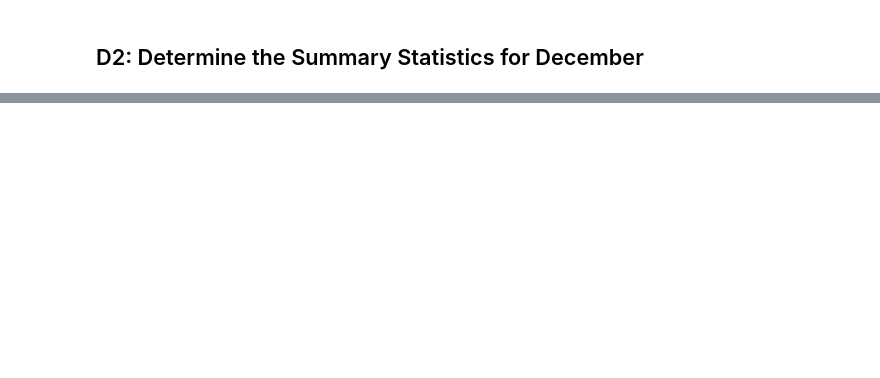
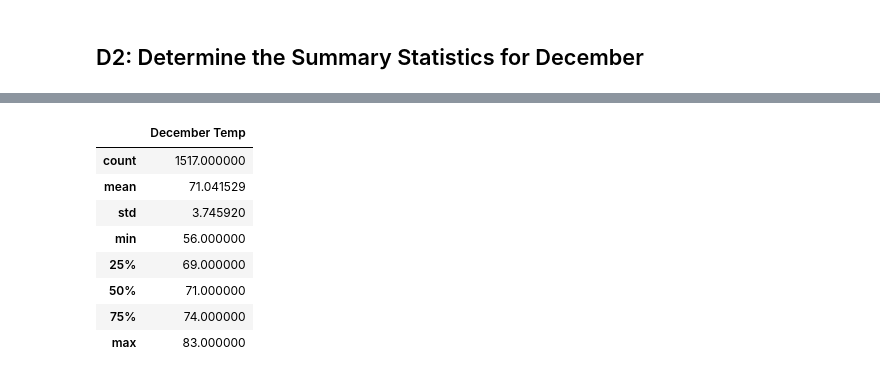
Before and after one commit to MarielaKaradzhova/surfs_up, a Jupyter notebook: SurfsUp_Challenge.ipynb, the cells around one changed output, grey strips where cells are left out. Cells and saved outputs as stored; diff of their text form; code cells hidden in the pictures; blank space fills up the shorter version.

```diff
--- a/SurfsUp_Challenge.ipynb
+++ b/SurfsUp_Challenge.ipynb
@@ -75,0 +114,30 @@ june_temp_df.describe()
+# %%
+# 6. Write a query that filters the Measurement table to retrieve the temperatures for the month of December.
+dec_0 = dt.date(2010, 12, 1)
+jan_0 = dt.date(2011, 1, 1)
+dec_1 = dt.date(2011, 12, 1)
+jan_1 = dt.date(2012, 1, 1)
+dec_2 = dt.date(2012, 12, 1)
+jan_2 = dt.date(2013, 1, 1)
+dec_3 = dt.date(2013, 12, 1)
+jan_3 = dt.date(2014, 1, 1)
+dec_4 = dt.date(2014, 12, 1)
+jan_4 = dt.date(2015, 1, 1)
+dec_5 = dt.date(2015, 12, 1)
+jan_5 = dt.date(2016, 1, 1)
+dec_6 = dt.date(2016, 12, 1)
+jan_6 = dt.date(2017, 1, 1)
+dec_7 = dt.date(2017, 12, 1)
+
+results = []
+results = session.query(Measurement.date, Measurement.tobs)
+results = session.query(Measurement.date, Measurement.tobs).\
+filter((Measurement.date >= dec_0) & (Measurement.date < jan_0)|
+       (Measurement.date >= dec_1) & (Measurement.date < jan_1)|
+       (Measurement.date >= dec_2) & (Measurement.date < jan_2)|
+       (Measurement.date >= dec_3) & (Measurement.date < jan_3)|
+       (Measurement.date >= dec_4) & (Measurement.date < jan_4)|
+       (Measurement.date >= dec_5) & (Measurement.date < jan_5)|
+       (Measurement.date >= dec_6) & (Measurement.date < jan_6)|
+       (Measurement.date >= dec_7)).all()
+print(results)
@@ -78,2 +152,5 @@ june_temp_df.describe()
 # %%
 # 8. Create a DataFrame from the list of temperatures for the month of December.
+dec_temps_df = pd.DataFrame(results, columns=["date", "December Temp"])
+dec_temps_df = dec_temps_df.set_index(dec_temps_df["date"], inplace=False)
+print(dec_temps_df)
@@ -80,2 +173,13 @@ june_temp_df.describe()
 # %%
 # 9. Calculate and print out the summary statistics for the Decemeber temperature DataFrame.
+dec_temps_df.describe()
+# %% [output]
+|  | December Temp |
+| count | 1517.000000 |
+| mean | 71.041529 |
+| std | 3.745920 |
+| min | 56.000000 |
+| 25% | 69.000000 |
+| 50% | 71.000000 |
+| 75% | 74.000000 |
+| max | 83.000000 |
```
Also changed, not shown: parts of 9 cells of this notebook, 6 other files.
